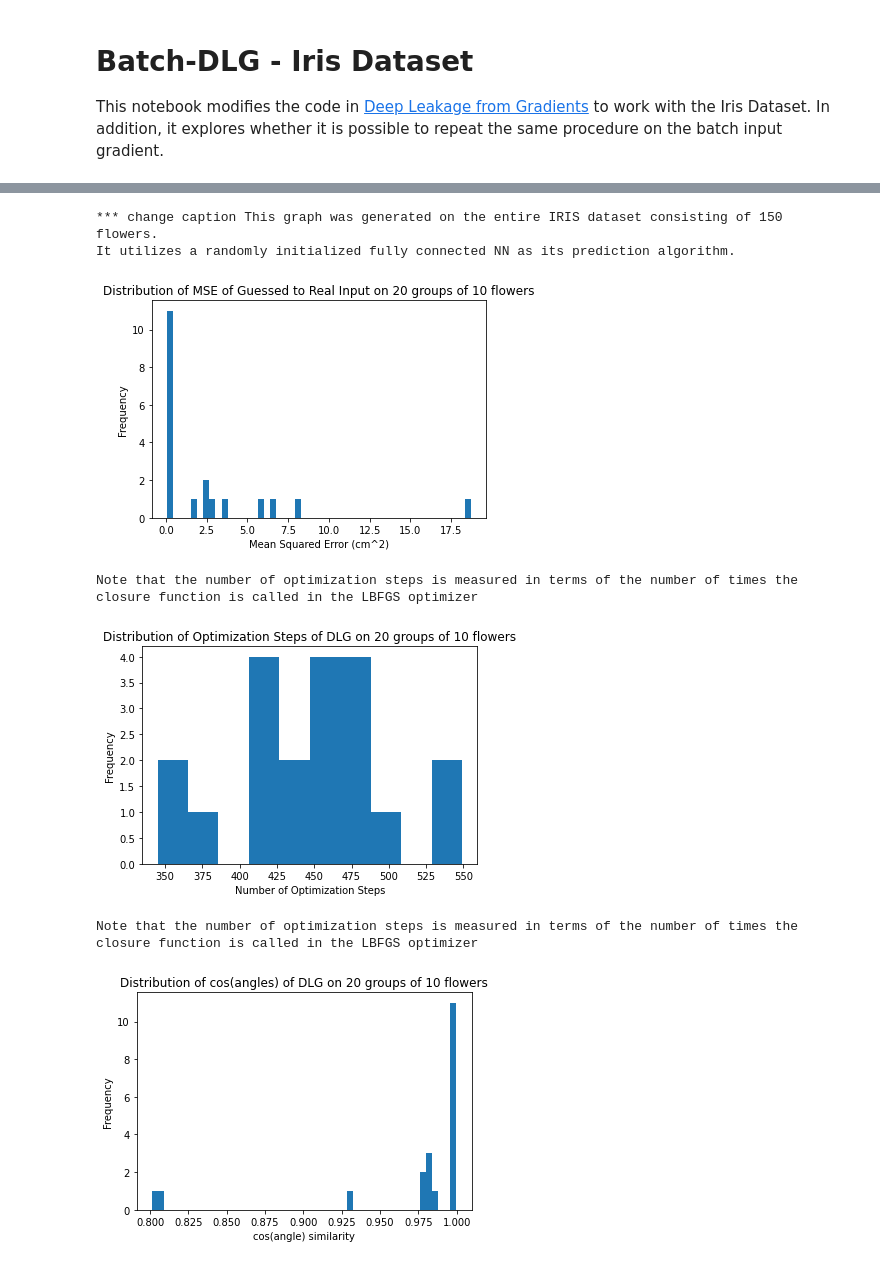
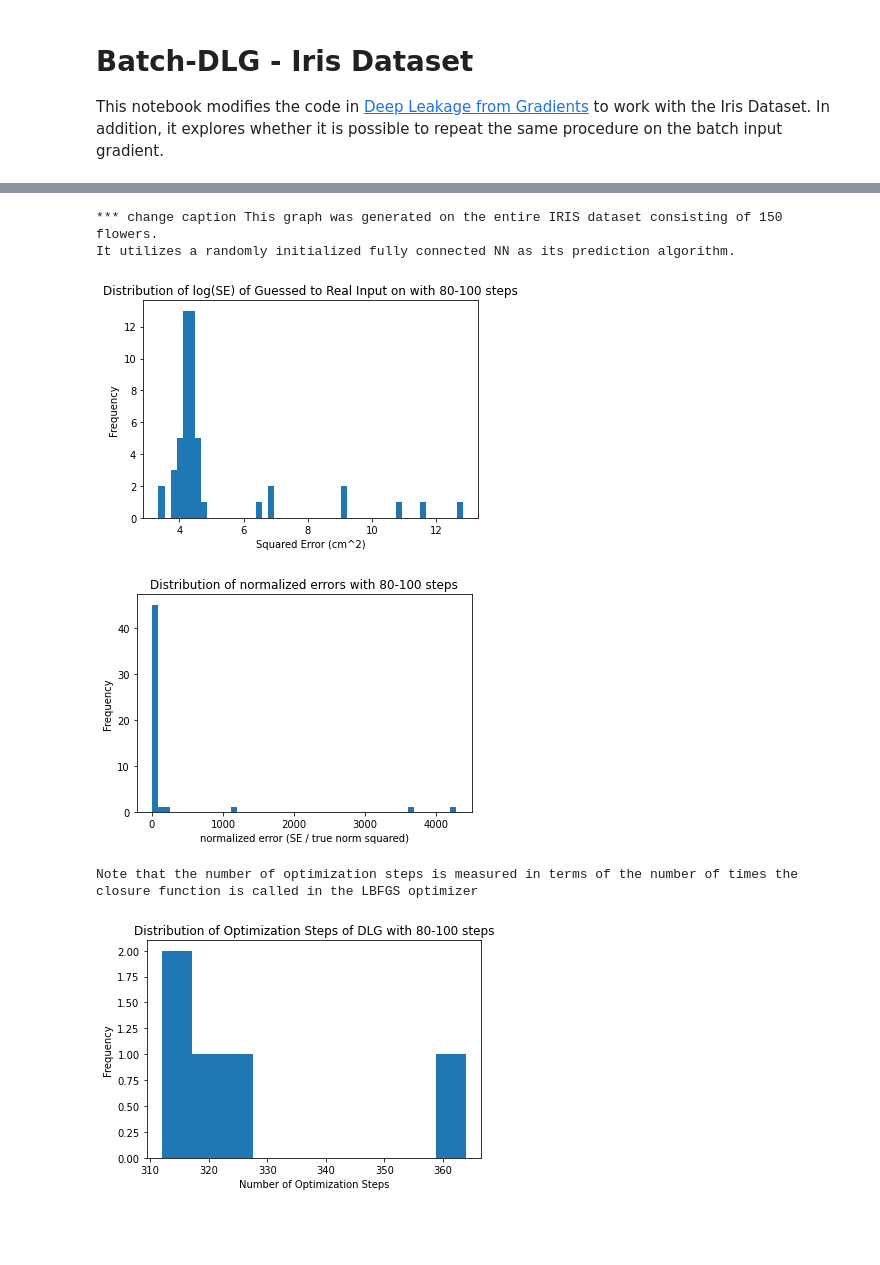
Before and after one commit to mgozon/DLG-UROP, a Jupyter notebook: Batch_DLG_Iris_Dataset.ipynb, the cells around one changed output, grey strips where cells are left out. Cells and saved outputs as stored; diff of their text form; code cells hidden in the pictures; blank space fills up the shorter version.

Commit message:
Trained NN initially also and modified graph plots

```diff
--- a/Batch_DLG_Iris_Dataset.ipynb
+++ b/Batch_DLG_Iris_Dataset.ipynb
@@ -241,34 +342,44 @@ print(cos_angles)
-# %%
-# visually represent errors in a histogram
-plt.hist(errors, 50)
-plt.title('Distribution of MSE of Guessed to Real Input on 20 groups of 10 flowers')
-plt.ylabel('Frequency')
-plt.xlabel('Mean Squared Error (cm^2)')
-print('*** change caption This graph was generated on the entire IRIS dataset consisting of 150 flowers.\nIt utilizes a randomly initialized fully connected NN as its prediction algorithm.')
-plt.savefig('batch-gradient-MSE.png', dpi=300)
-# %% [output]
-*** change caption This graph was generated on the entire IRIS dataset consisting of 150 flowers.
-It utilizes a randomly initialized fully connected NN as its prediction algorithm.
-[figure, removed]
-# %%
-# visually represent number of optimization steps
-plt.hist(optimization_steps, 10)
-plt.title('Distribution of Optimization Steps of DLG on 20 groups of 10 flowers')
-plt.xlabel('Number of Optimization Steps')
-plt.ylabel('Frequency')
-plt.savefig('batch-gradient-steps.png', dpi=300)
-print('Note that the number of optimization steps is measured in terms of the number of times the closure function is called in the LBFGS optimizer')
-# %% [output]
-Note that the number of optimization steps is measured in terms of the number of times the closure function is called in the LBFGS optimizer
-[figure, removed]
-# %%
-# visually represent avg_cos_angles
-plt.hist(cos_angles, 50)
-plt.title('Distribution of cos(angles) of DLG on 20 groups of 10 flowers')
-plt.xlabel('cos(angle) similarity')
-plt.ylabel('Frequency')
-plt.savefig('batch-gradient-cangles.png', dpi=300)
-print('Note that the number of optimization steps is measured in terms of the number of times the closure function is called in the LBFGS optimizer')
-# %% [output]
-Note that the number of optimization steps is measured in terms of the number of times the closure function is called in the LBFGS optimizer
-[figure, removed]
+# %%
+def graph_results(errors, optimization_steps, cos_angles, n_errors):
+    # visually represent errors in a histogram
+    plt.hist([math.log(elt) for elt in errors], 50)
+    plt.title('Distribution of log(SE) of Guessed to Real Input on with 80-100 steps')
+    plt.ylabel('Frequency')
+    plt.xlabel('Squared Error (cm^2)')
+    print('*** change caption This graph was generated on the entire IRIS dataset consisting of 150 flowers.\nIt utilizes a randomly initialized fully connected NN as its prediction algorithm.')
+    #plt.savefig('batch-dlg-SE-t.png', dpi=300)
+    plt.show()
+
+    # visually represent normalized errors in a histogram (SE / true norm squared)
+    plt.hist(n_errors, 50)
+    plt.title('Distribution of normalized errors with 80-100 steps')
+    plt.ylabel('Frequency')
+    plt.xlabel('normalized error (SE / true norm squared)')
+    #plt.savefig('batch-dlg-PE-t.png', dpi=300)
+    plt.show()
+
+    # visually represent number of optimization steps
+    plt.hist(optimization_steps, 10)
+    plt.title('Distribution of Optimization Steps of DLG with 80-100 steps')
+    plt.xlabel('Number of Optimization Steps')
+    plt.ylabel('Frequency')
+    #plt.savefig('batch-dlg-steps-t.png', dpi=300)
+    print('Note that the number of optimization steps is measured in terms of the number of times the closure function is called in the LBFGS optimizer')
+    plt.show()
+
+    # visually represent avg_cos_angles
+    plt.hist(cos_angles, 50)
+    plt.title('Distribution of cos(angles) of DLG with 80-100 steps')
+    plt.xlabel('cos(angle) similarity')
+    plt.ylabel('Frequency')
+    #plt.savefig('batch-dlg-cangles-t.png', dpi=300)
+    plt.show()
+# %%
+graph_results(errors, optimization_steps, cos_angles, n_errors)
+# %% [output]
+*** change caption This graph was generated on the entire IRIS dataset consisting of 150 flowers.
+It utilizes a randomly initialized fully connected NN as its prediction algorithm.
+[figure, added]
+[figure, added]
+Note that the number of optimization steps is measured in terms of the number of times the closure function is called in the LBFGS optimizer
+[figure, added]
```
Also changed, not shown: parts of 7 cells of this notebook.
